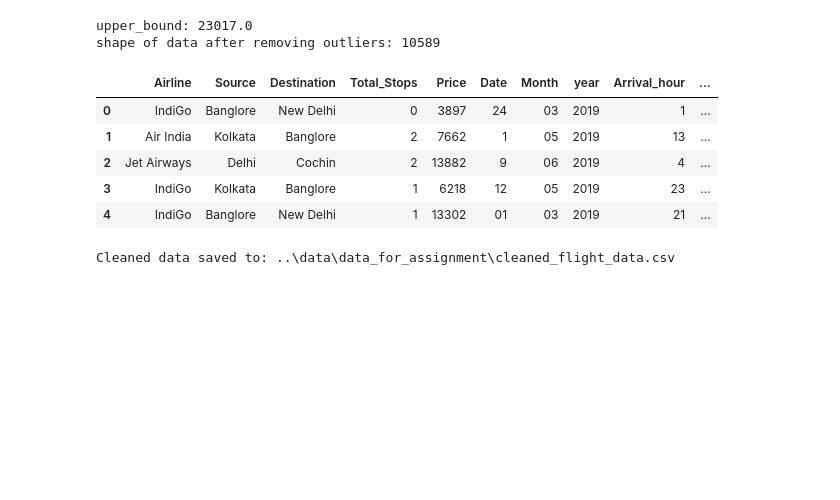
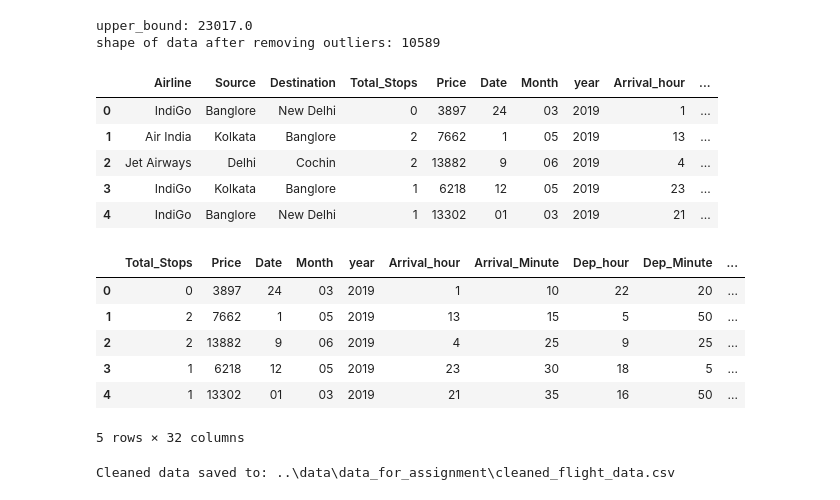
Before and after one commit to thanhtan2210/Collect-and-predict-air-plane-ticket-price---Data-Mining-Assignment, a Jupyter notebook: notebook/eda.ipynb, the cells around one changed output. Cells and saved outputs as stored; diff of their text form; code cells hidden in the pictures; blank space fills up the shorter version.

Commit message:
feat: implement outlier removal and one-hot encoding for categorical features

```diff
--- a/notebook/eda.ipynb
+++ b/notebook/eda.ipynb
@@ -356,6 +356,21 @@ df.head()
 | 2 | Jet Airways | Delhi | Cochin | 2 | 13882 | 9 | 06 | 2019 | 4 | ... |
 | 3 | IndiGo | Kolkata | Banglore | 1 | 6218 | 12 | 05 | 2019 | 23 | ... |
 | 4 | IndiGo | Banglore | New Delhi | 1 | 13302 | 01 | 03 | 2019 | 21 | ... |
+# %%
+#Encoding categorical features
+encoded_df = pd.DataFrame(encoder.fit_transform(df[['Airline','Source','Destination']]).toarray(), columns=encoder.get_feature_names_out())
+df = df.reset_index(drop=True)
+df=pd.concat([df, encoded_df], axis=1)
+df.drop(['Airline','Source','Destination'], axis=1, inplace=True)
+df.head()
+# %% [output]
+|  | Total_Stops | Price | Date | Month | year | Arrival_hour | Arrival_Minute | Dep_hour | Dep_Minute | ... |
+| 0 | 0 | 3897 | 24 | 03 | 2019 | 1 | 10 | 22 | 20 | ... |
+| 1 | 2 | 7662 | 1 | 05 | 2019 | 13 | 15 | 5 | 50 | ... |
+| 2 | 2 | 13882 | 9 | 06 | 2019 | 4 | 25 | 9 | 25 | ... |
+| 3 | 1 | 6218 | 12 | 05 | 2019 | 23 | 30 | 18 | 5 | ... |
+| 4 | 1 | 13302 | 01 | 03 | 2019 | 21 | 35 | 16 | 50 | ... |
+5 rows × 32 columns
 # %%
 #save data to csv file
 import os
```
